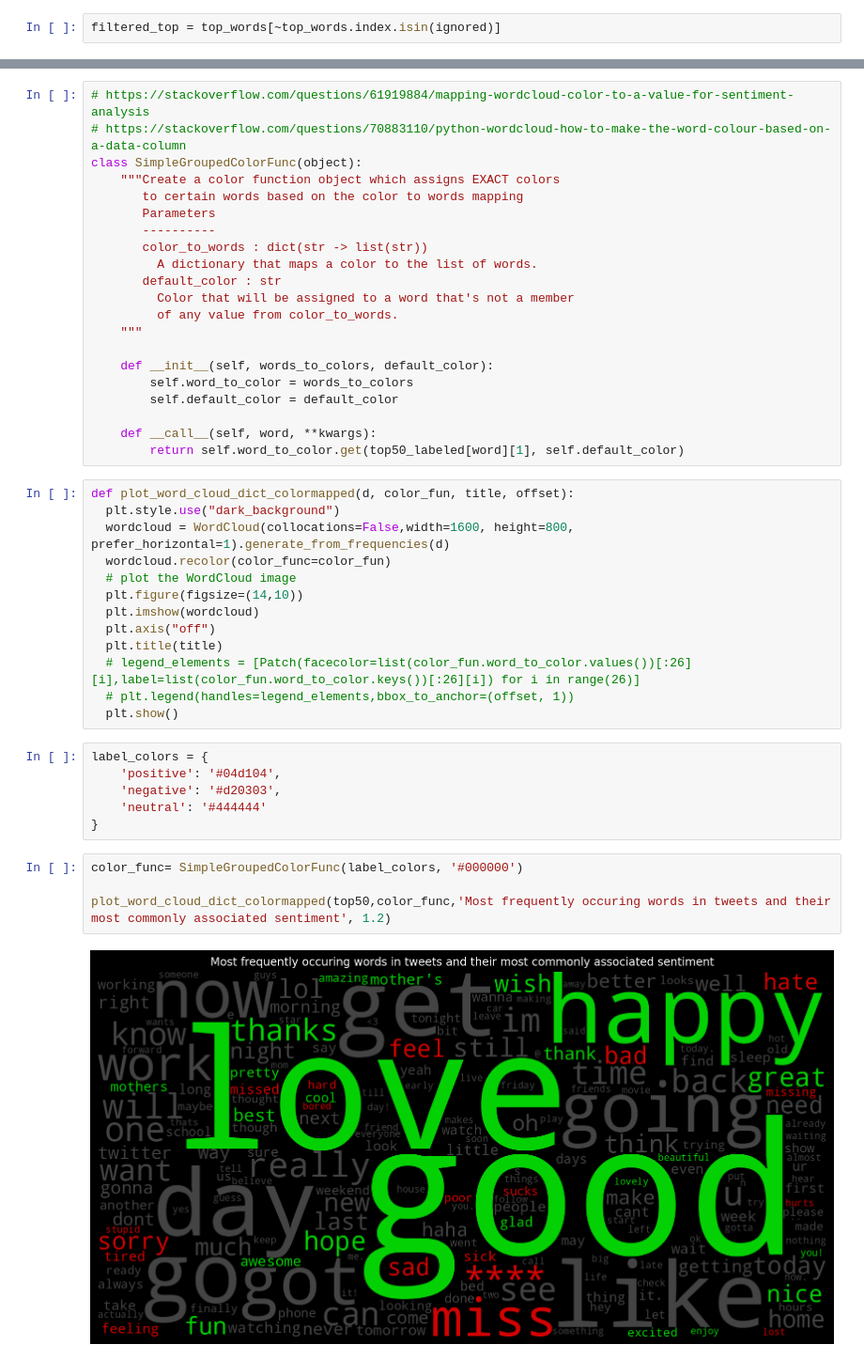
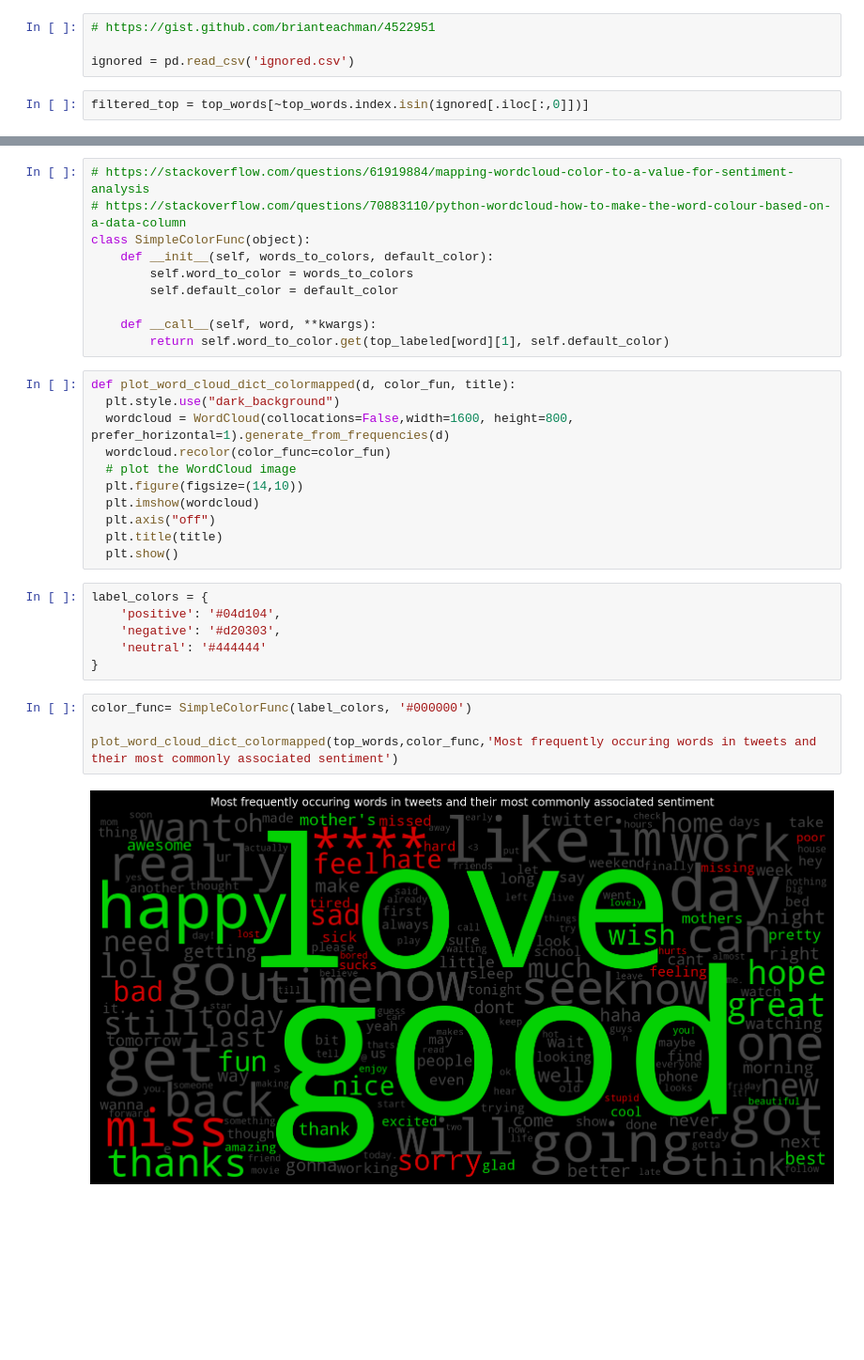
Before and after one commit to brayvid/sentiment-classifier, a Jupyter notebook: tweet_sentiment_classifier.ipynb, the cells around one changed output, grey strips where cells are left out. Shown at 94% size. Saved outputs shown, nothing was run; the diff lists cells and outputs as text; blank space fills up the shorter version.

```diff
--- a/tweet_sentiment_classifier.ipynb
+++ b/tweet_sentiment_classifier.ipynb
@@ -1466,3 +571,7 @@ ignored = ["",
+# %%
+# https://gist.github.com/brianteachman/4522951
+
+ignored = pd.read_csv('ignored.csv')
 # %%
-filtered_top = top_words[~top_words.index.isin(ignored)]
+filtered_top = top_words[~top_words.index.isin(ignored[.iloc[:,0]])]
 # %%
@@ -1505,26 +624,15 @@ for word, counts in top50_labeled.items():
 # %%
 # https://stackoverflow.com/questions/61919884/mapping-wordcloud-color-to-a-value-for-sentiment-analysis
 # https://stackoverflow.com/questions/70883110/python-wordcloud-how-to-make-the-word-colour-based-on-a-data-column
-class SimpleGroupedColorFunc(object):
-    """Create a color function object which assigns EXACT colors
-       to certain words based on the color to words mapping
-       Parameters
-       ----------
-       color_to_words : dict(str -> list(str))
-         A dictionary that maps a color to the list of words.
-       default_color : str
-         Color that will be assigned to a word that's not a member
-         of any value from color_to_words.
-    """
-
+class SimpleColorFunc(object):
     def __init__(self, words_to_colors, default_color):
         self.word_to_color = words_to_colors
         self.default_color = default_color
 
     def __call__(self, word, **kwargs):
-        return self.word_to_color.get(top50_labeled[word][1], self.default_color)
+        return self.word_to_color.get(top_labeled[word][1], self.default_color)
 # %%
-def plot_word_cloud_dict_colormapped(d, color_fun, title, offset):
+def plot_word_cloud_dict_colormapped(d, color_fun, title):
   plt.style.use("dark_background")
   wordcloud = WordCloud(collocations=False,width=1600, height=800, prefer_horizontal=1).generate_from_frequencies(d)
   wordcloud.recolor(color_func=color_fun)
@@ -1533,8 +641,6 @@ def plot_word_cloud_dict_colormapped(d, color_fun, title, offset):
   plt.imshow(wordcloud)
   plt.axis("off")
   plt.title(title)
-  # legend_elements = [Patch(facecolor=list(color_fun.word_to_color.values())[:26][i],label=list(color_fun.word_to_color.keys())[:26][i]) for i in range(26)]
-  # plt.legend(handles=legend_elements,bbox_to_anchor=(offset, 1))
   plt.show()
 # %%
 label_colors = {
@@ -1543,9 +649,9 @@ label_colors = {
     'neutral': '#444444'
 }
 # %%
-color_func= SimpleGroupedColorFunc(label_colors, '#000000')
+color_func= SimpleColorFunc(label_colors, '#000000')
 
-plot_word_cloud_dict_colormapped(top50,color_func,'Most frequently occuring words in tweets and their most commonly associated sentiment', 1.2)
+plot_word_cloud_dict_colormapped(top_words,color_func,'Most frequently occuring words in tweets and their most commonly associated sentiment')
 # %% [output]
-[figure, old version]
+[figure, new version]
 # %%
```
Also changed, not shown: parts of 69 cells of this notebook, 2 other files.
